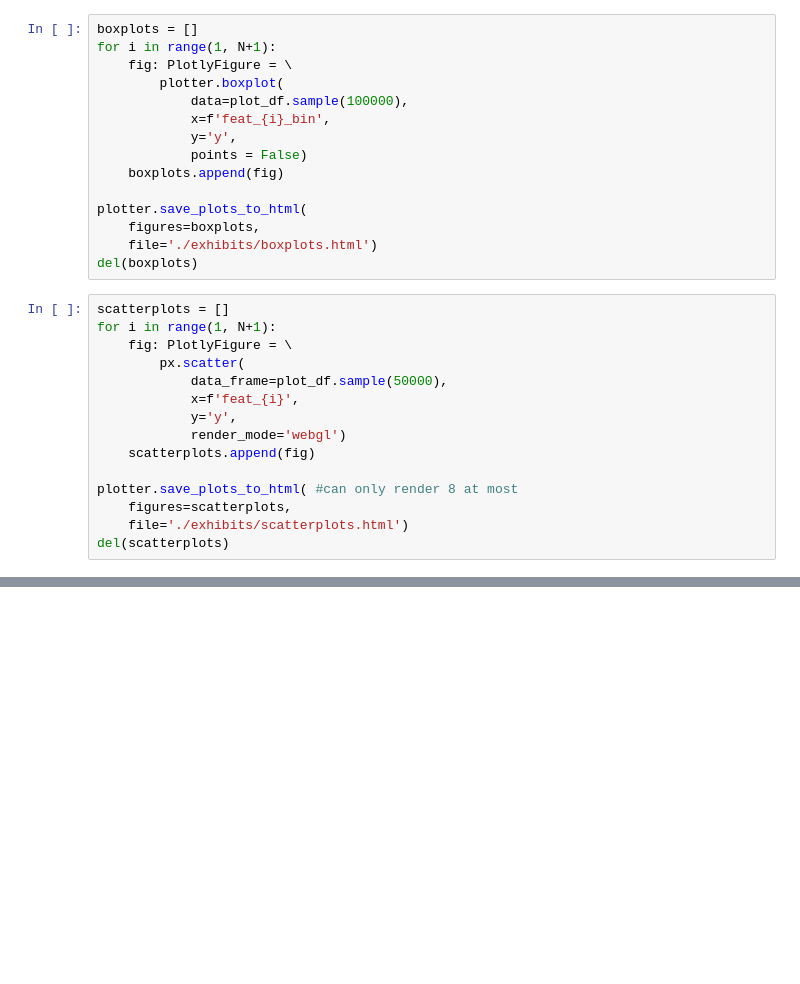
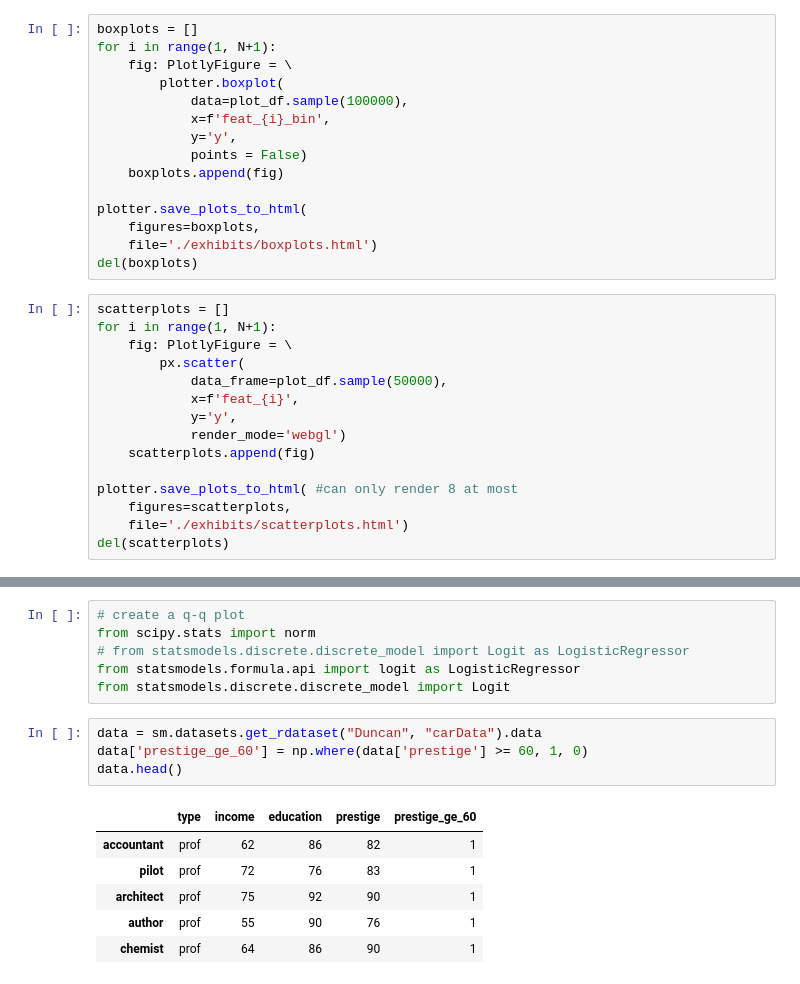
Before and after one commit to GitTorres/glm, a Jupyter notebook: plot_playground.ipynb, the cells around one changed output, grey strips where cells are left out. Cells and saved outputs as stored; diff of their text form; blank space fills up the shorter version.

```diff
--- a/plot_playground.ipynb
+++ b/plot_playground.ipynb
@@ -90,0 +90,17 @@ KeyboardInterrupt:
+# %%
+# create a q-q plot
+from scipy.stats import norm
+# from statsmodels.discrete.discrete_model import Logit as LogisticRegressor
+from statsmodels.formula.api import logit as LogisticRegressor
+from statsmodels.discrete.discrete_model import Logit
+# %%
+data = sm.datasets.get_rdataset("Duncan", "carData").data
+data['prestige_ge_60'] = np.where(data['prestige'] >= 60, 1, 0)
+data.head()
+# %% [output]
+|  | type | income | education | prestige | prestige_ge_60 |
+| accountant | prof | 62 | 86 | 82 | 1 |
+| pilot | prof | 72 | 76 | 83 | 1 |
+| architect | prof | 75 | 92 | 90 | 1 |
+| author | prof | 55 | 90 | 76 | 1 |
+| chemist | prof | 64 | 86 | 90 | 1 |
```
Also changed, not shown: parts of 8 cells of this notebook, 1 other file.
